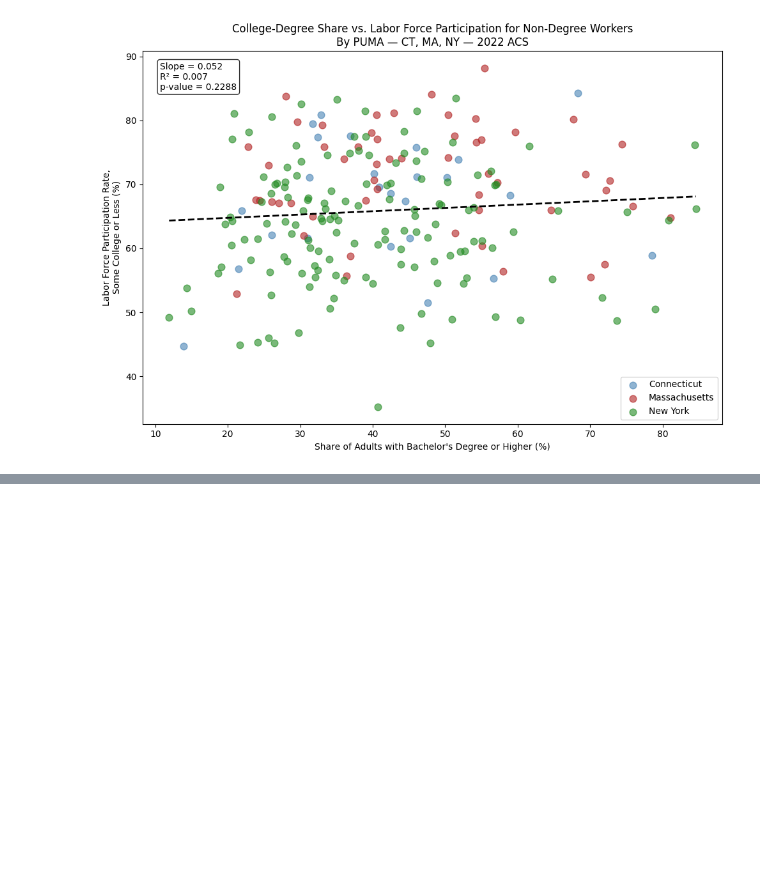
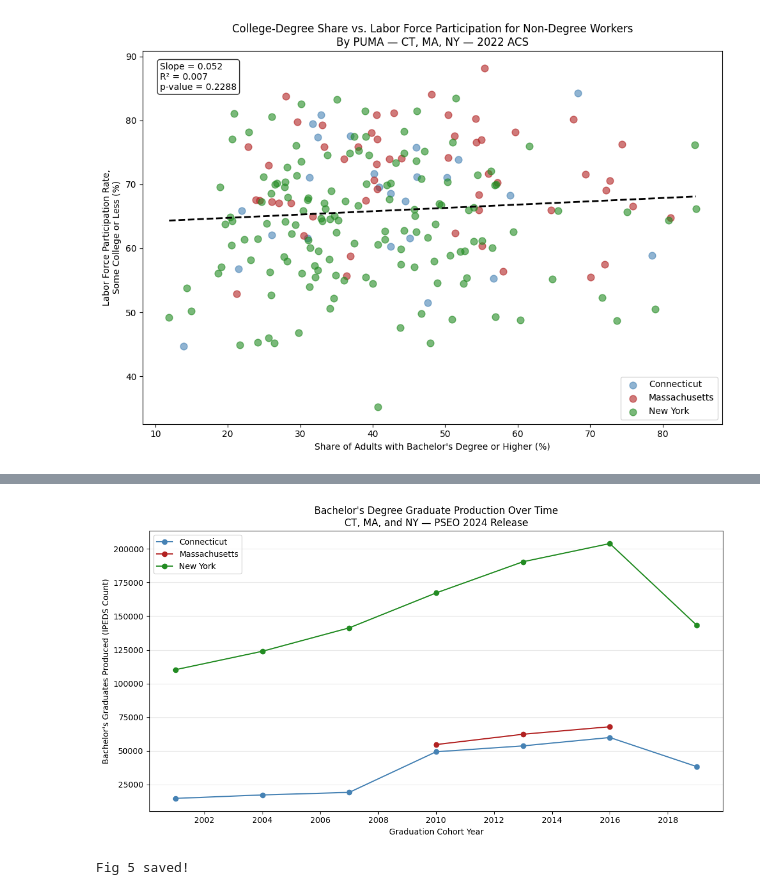
Before and after one commit to randyliu078-bit/qss20-final-project, a Jupyter notebook: code/03_analysis.ipynb, the cells around one changed output, grey strips where cells are left out. Drawn from its saved outputs; the diff is of its cells as text; code cells hidden in the pictures; blank space fills up the shorter version.

```diff
--- a/code/03_analysis.ipynb
+++ b/code/03_analysis.ipynb
@@ -1507,0 +1567,18 @@ Pooled: slope=0.052, R²=0.007, p-value=0.2288
+# %%
+fig, ax = plt.subplots(figsize=(11,6))
+ax.plot(ct_flow["cohort_year"], ct_flow["ct_grads"], marker="o", color="steelblue", label="Connecticut")
+ax.plot(ma_flow["cohort_year"], ma_flow["ma_grads"], marker="o", color="firebrick", label="Massachusetts")
+ax.plot(ny_flow["cohort_year"], ny_flow["ny_grads"], marker="o", color="forestgreen", label="New York")
+ax.set_xlabel("Graduation Cohort Year")
+ax.set_ylabel("Bachelor's Graduates Produced (IPEDS Count)")
+ax.set_title("Bachelor's Degree Graduate Production Over Time\nCT, MA, and NY — PSEO 2024 Release")
+ax.legend()
+ax.grid(axis="y", alpha=0.3)
+ax.xaxis.set_major_locator(plt.MaxNLocator(integer=True))
+plt.tight_layout()
+plt.savefig("fig5_flow_comparison.png", dpi=150)
+plt.show()
+print("Fig 5 saved!")
+# %% [output]
+[figure, added]
+Fig 5 saved!
```
Also changed, not shown: parts of 24 cells of this notebook.
